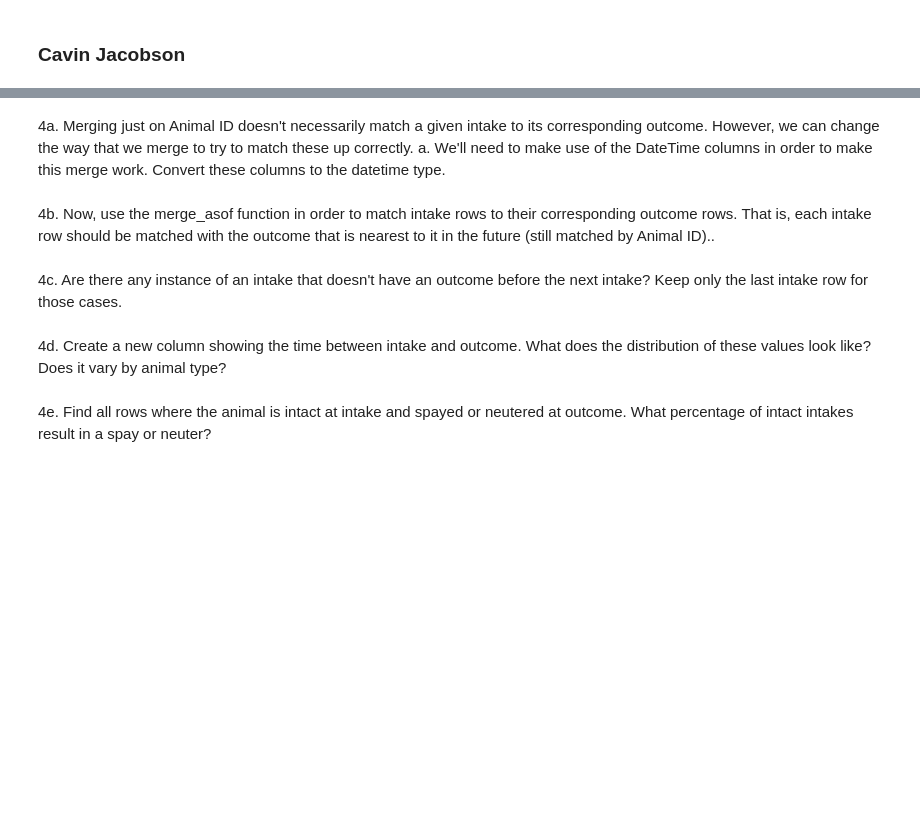
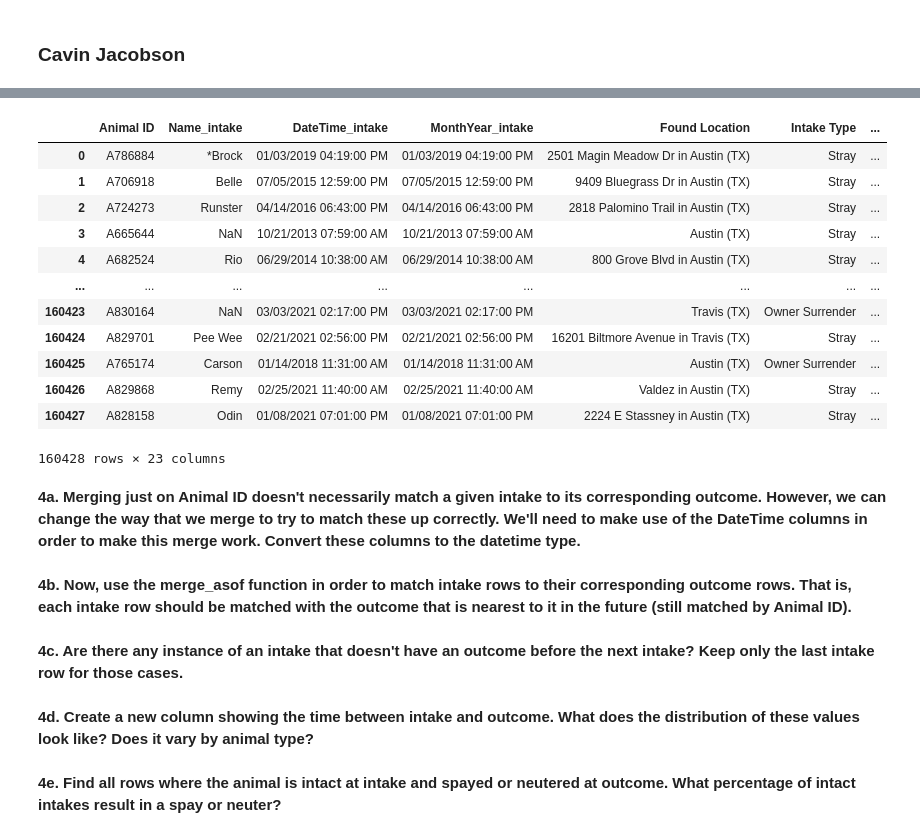
Before and after one commit to nss-data-science-cohort-8/merging-extra-practice-Mythical-clj, a Jupyter notebook: notebooks/Merging_Exercise.ipynb, the cells around one changed output, grey strips where cells are left out. Drawn from its saved outputs; the diff is of its cells as text; code cells hidden in the pictures; blank space fills up the shorter version.

```diff
--- a/notebooks/Merging_Exercise.ipynb
+++ b/notebooks/Merging_Exercise.ipynb
@@ -30,10 +61,26 @@ intakes.head(4)
+# %%
+pd.merge(intakes, outcomes, on='Animal ID', suffixes=('_intake', '_outcome'))
+# %% [output]
+|  | Animal ID | Name_intake | DateTime_intake | MonthYear_intake | Found Location | Intake Type | ... |
+| 0 | A786884 | *Brock | 01/03/2019 04:19:00 PM | 01/03/2019 04:19:00 PM | 2501 Magin Meadow Dr in Austin (TX) | Stray | ... |
+| 1 | A706918 | Belle | 07/05/2015 12:59:00 PM | 07/05/2015 12:59:00 PM | 9409 Bluegrass Dr in Austin (TX) | Stray | ... |
+| 2 | A724273 | Runster | 04/14/2016 06:43:00 PM | 04/14/2016 06:43:00 PM | 2818 Palomino Trail in Austin (TX) | Stray | ... |
+| 3 | A665644 | NaN | 10/21/2013 07:59:00 AM | 10/21/2013 07:59:00 AM | Austin (TX) | Stray | ... |
+| 4 | A682524 | Rio | 06/29/2014 10:38:00 AM | 06/29/2014 10:38:00 AM | 800 Grove Blvd in Austin (TX) | Stray | ... |
+| ... | ... | ... | ... | ... | ... | ... | ... |
+| 160423 | A830164 | NaN | 03/03/2021 02:17:00 PM | 03/03/2021 02:17:00 PM | Travis (TX) | Owner Surrender | ... |
+| 160424 | A829701 | Pee Wee | 02/21/2021 02:56:00 PM | 02/21/2021 02:56:00 PM | 16201 Biltmore Avenue in Travis (TX) | Stray | ... |
+| 160425 | A765174 | Carson | 01/14/2018 11:31:00 AM | 01/14/2018 11:31:00 AM | Austin (TX) | Owner Surrender | ... |
+| 160426 | A829868 | Remy | 02/25/2021 11:40:00 AM | 02/25/2021 11:40:00 AM | Valdez in Austin (TX) | Stray | ... |
+| 160427 | A828158 | Odin | 01/08/2021 07:01:00 PM | 01/08/2021 07:01:00 PM | 2224 E Stassney in Austin (TX) | Stray | ... |
+160428 rows × 23 columns
 # %% [markdown]
-4a. Merging just on Animal ID doesn't necessarily match a given intake to its corresponding outcome. However, we can change the way that we merge to try to match these up correctly. a. We'll need to make use of the DateTime columns in order to make this merge work. Convert these columns to the datetime type.
+**4a. Merging just on Animal ID doesn't necessarily match a given intake to its corresponding outcome. However, we can change the way that we merge to try to match these up correctly. We'll need to make use of the DateTime columns in order to make this merge work. Convert these columns to the datetime type.**
 # %% [markdown]
-4b. Now, use the merge_asof function in order to match intake rows to their corresponding outcome rows. That is, each intake row should be matched with the outcome that is nearest to it in the future (still matched by Animal ID)..
+**4b. Now, use the merge_asof function in order to match intake rows to their corresponding outcome rows. That is, each intake row should be matched with the outcome that is nearest to it in the future (still matched by Animal ID).**
 # %% [markdown]
-4c. Are there any instance of an intake that doesn't have an outcome before the next intake? Keep only the last intake row for those cases.
+**4c. Are there any instance of an intake that doesn't have an outcome before the next intake? Keep only the last intake row for those cases.**
 # %% [markdown]
-4d. Create a new column showing the time between intake and outcome. What does the distribution of these values look like? Does it vary by animal type?
+**4d. Create a new column showing the time between intake and outcome. What does the distribution of these values look like? Does it vary by animal type?**
 # %% [markdown]
-4e. Find all rows where the animal is intact at intake and spayed or neutered at outcome. What percentage of intact intakes result in a spay or neuter?
+**4e. Find all rows where the animal is intact at intake and spayed or neutered at outcome. What percentage of intact intakes result in a spay or neuter?**
```
Also changed, not shown: parts of 9 cells of this notebook.
